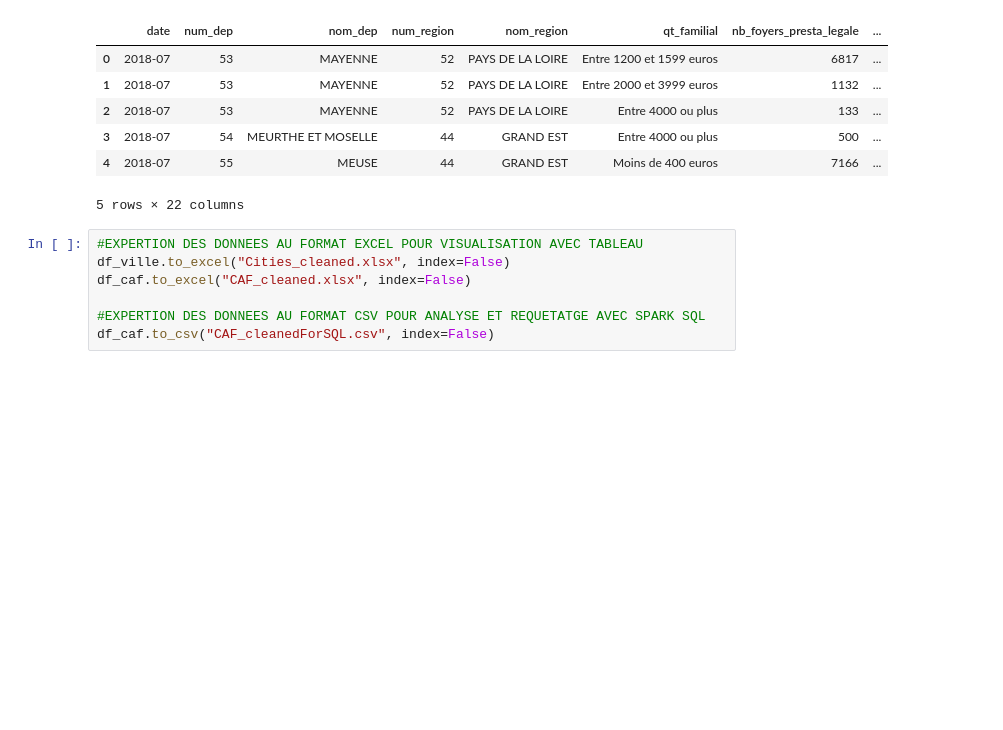
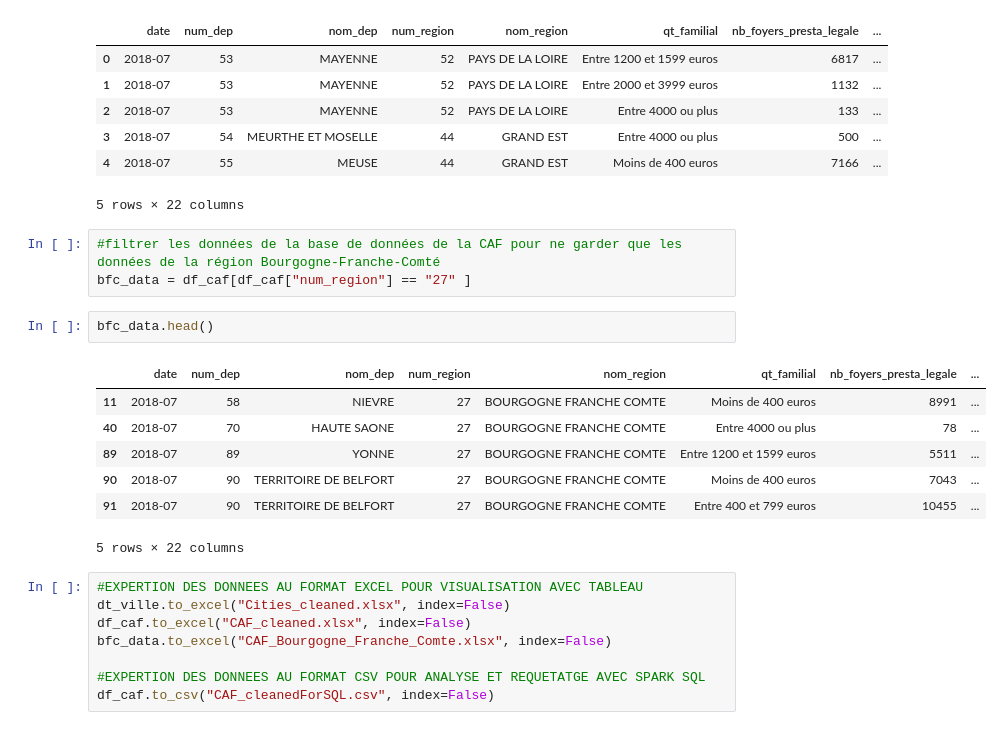
Before and after one commit to Gustiyn/Caf_DataCleaningAndManipulation, a Jupyter notebook: CitiesDataCleaning.ipynb, the cells around one changed output. Cells and saved outputs as stored; diff of their text form; blank space fills up the shorter version.

```diff
--- a/CitiesDataCleaning.ipynb
+++ b/CitiesDataCleaning.ipynb
@@ -99,10 +127,24 @@ df_caf.head()
 | 3 | 2018-07 | 54 | MEURTHE ET MOSELLE | 44 | GRAND EST | Entre 4000 ou plus | 500 | ... |
 | 4 | 2018-07 | 55 | MEUSE | 44 | GRAND EST | Moins de 400 euros | 7166 | ... |
 5 rows × 22 columns
+# %%
+#filtrer les données de la base de données de la CAF pour ne garder que les données de la région Bourgogne-Franche-Comté
+bfc_data = df_caf[df_caf["num_region"] == "27" ]
+# %%
+bfc_data.head()
+# %% [output]
+|  | date | num_dep | nom_dep | num_region | nom_region | qt_familial | nb_foyers_presta_legale | ... |
+| 11 | 2018-07 | 58 | NIEVRE | 27 | BOURGOGNE FRANCHE COMTE | Moins de 400 euros | 8991 | ... |
+| 40 | 2018-07 | 70 | HAUTE SAONE | 27 | BOURGOGNE FRANCHE COMTE | Entre 4000 ou plus | 78 | ... |
+| 89 | 2018-07 | 89 | YONNE | 27 | BOURGOGNE FRANCHE COMTE | Entre 1200 et 1599 euros | 5511 | ... |
+| 90 | 2018-07 | 90 | TERRITOIRE DE BELFORT | 27 | BOURGOGNE FRANCHE COMTE | Moins de 400 euros | 7043 | ... |
+| 91 | 2018-07 | 90 | TERRITOIRE DE BELFORT | 27 | BOURGOGNE FRANCHE COMTE | Entre 400 et 799 euros | 10455 | ... |
+5 rows × 22 columns
 # %%
 #EXPERTION DES DONNEES AU FORMAT EXCEL POUR VISUALISATION AVEC TABLEAU
-df_ville.to_excel("Cities_cleaned.xlsx", index=False)
+dt_ville.to_excel("Cities_cleaned.xlsx", index=False)
 df_caf.to_excel("CAF_cleaned.xlsx", index=False)
+bfc_data.to_excel("CAF_Bourgogne_Franche_Comte.xlsx", index=False)
 
 #EXPERTION DES DONNEES AU FORMAT CSV POUR ANALYSE ET REQUETATGE AVEC SPARK SQL
 df_caf.to_csv("CAF_cleanedForSQL.csv", index=False)
```
Also changed, not shown: parts of 9 cells of this notebook, 1 other file.
